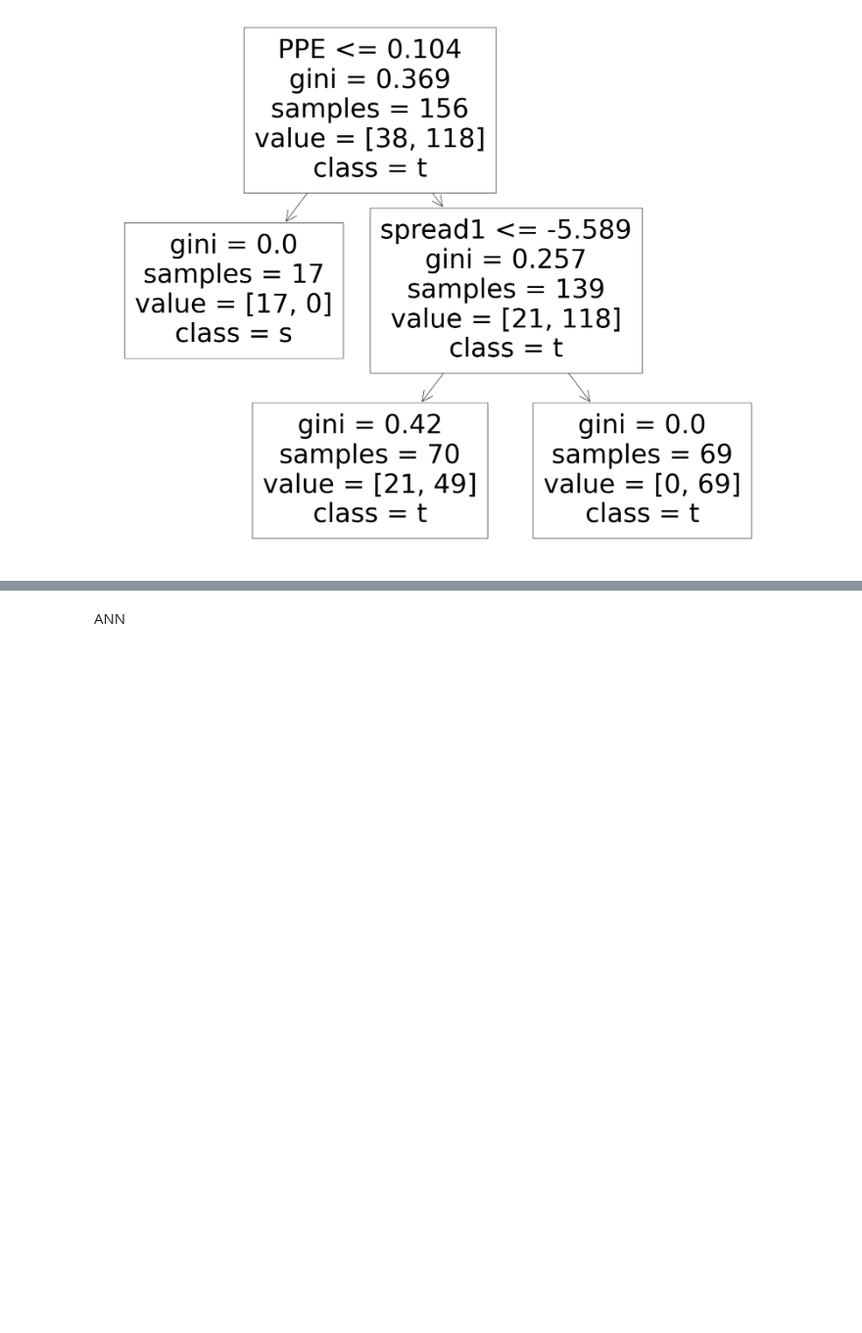
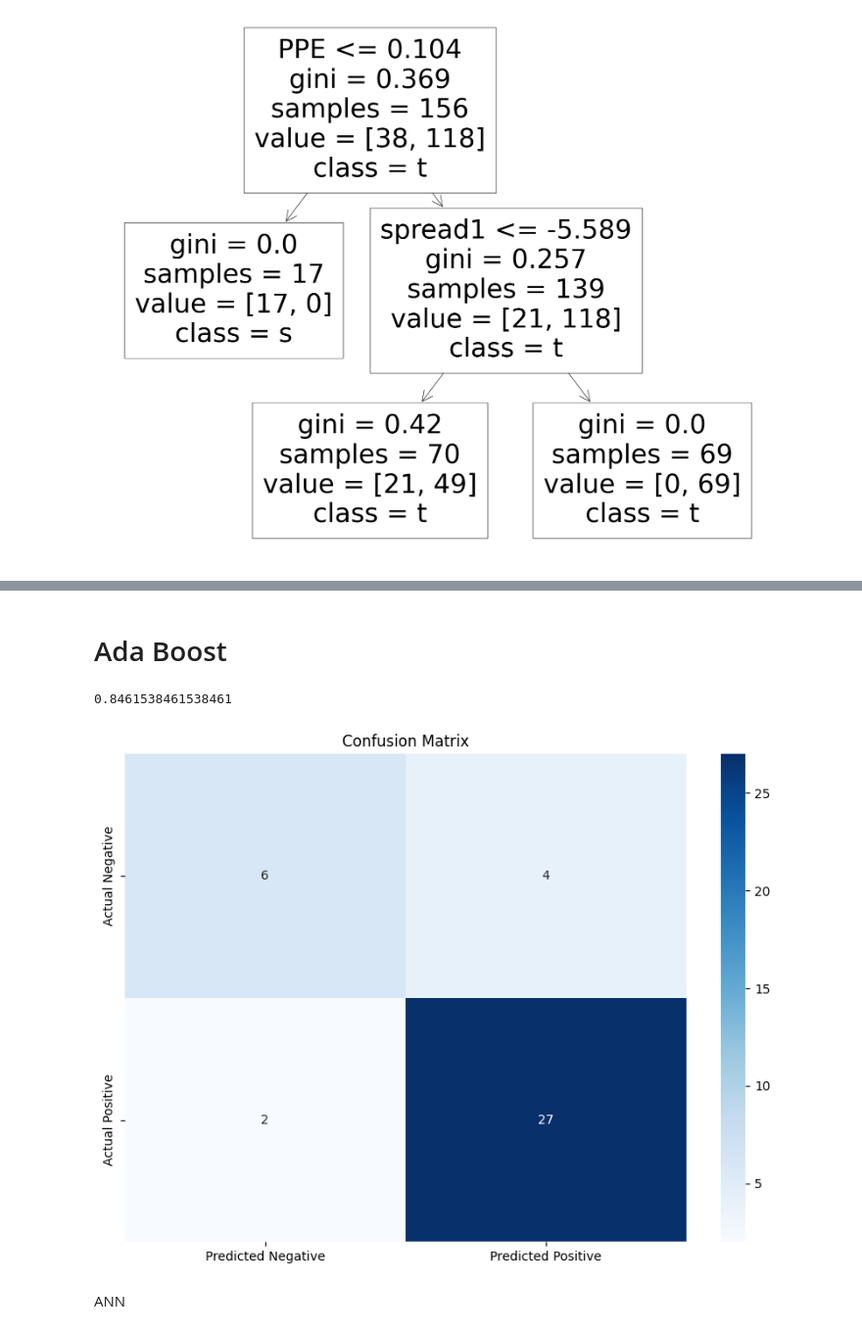
Before and after one commit to praveen1826/PDP, a Jupyter notebook: PDP_ML.ipynb, the cells around one changed output, grey strips where cells are left out. Shown at 98% size. Drawn from its saved outputs; the diff is of its cells as text; code cells hidden in the pictures; blank space fills up the shorter version.

```diff
--- a/PDP_ML.ipynb
+++ b/PDP_ML.ipynb
@@ -446,2 +354,25 @@ tree = tree.plot_tree(dt_classifier ,feature_names = col, class_names = 'status'
+# %% [markdown]
+# Ada Boost
+# %%
+from sklearn.ensemble import AdaBoostClassifier
+
+abc_classifier = AdaBoostClassifier(n_estimators=50)
+
+abc_classifier.fit(x_train,y_train)
+
+abc_model_filename = "ABC_model.pkl"
+
+with open(abc_model_filename,"wb") as file:
+  pickle.dump(abc_classifier,file)
+# %%
+y_pred = abc_classifier.predict(x_test)
+#print(np.concatenate((y_pred.reshape(len(y_pred),1),y_test.reshape(len(y_test),1)),1))
+# %%
+cm = confusion_matrix(y_test,y_pred)
+print(accuracy_score(y_test, y_pred))
+cm_displayer(cm)
+# %% [output]
+0.8461538461538461
+[figure, added]
 # %% [markdown]
 ANN
```
Also changed, not shown: parts of 55 cells of this notebook, 11 other files.
